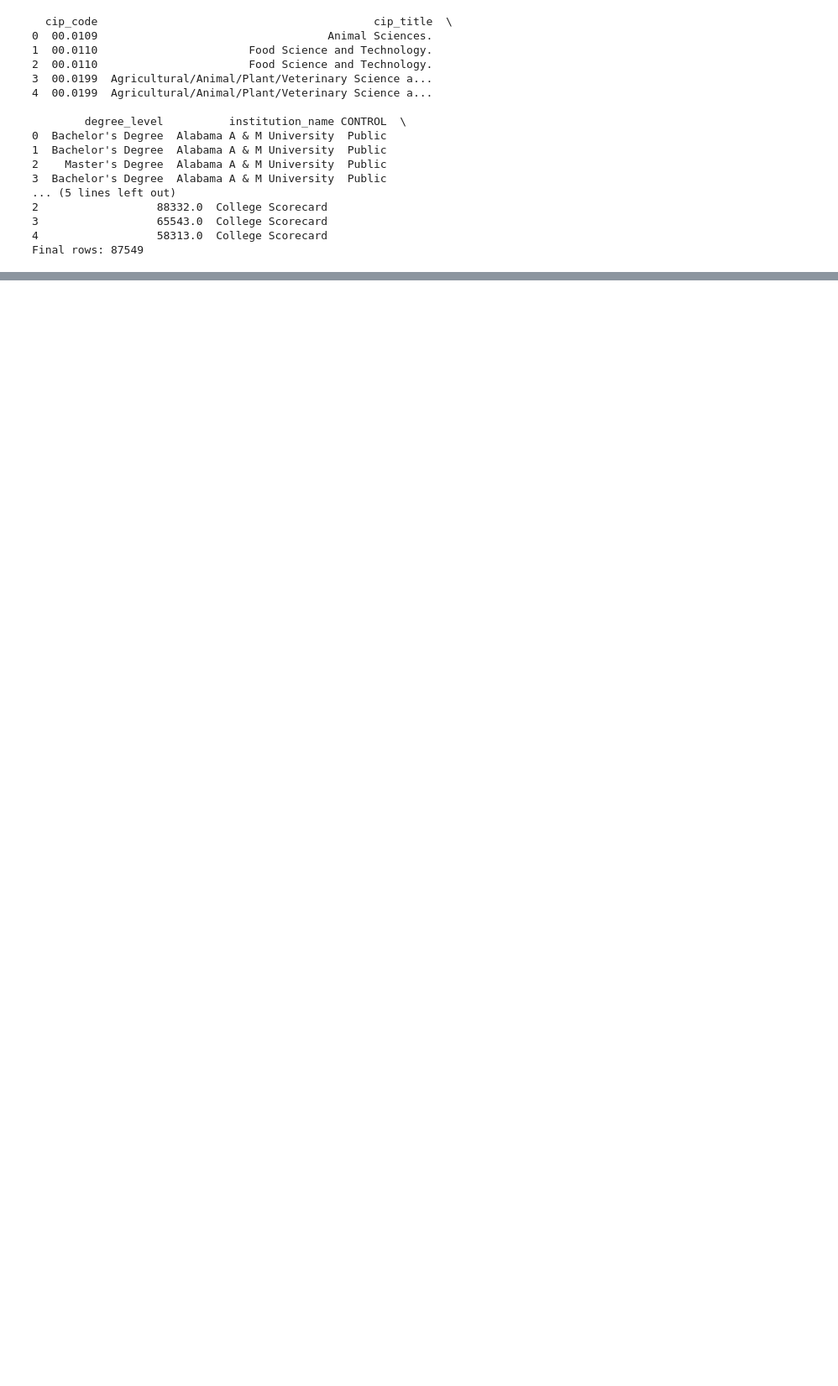
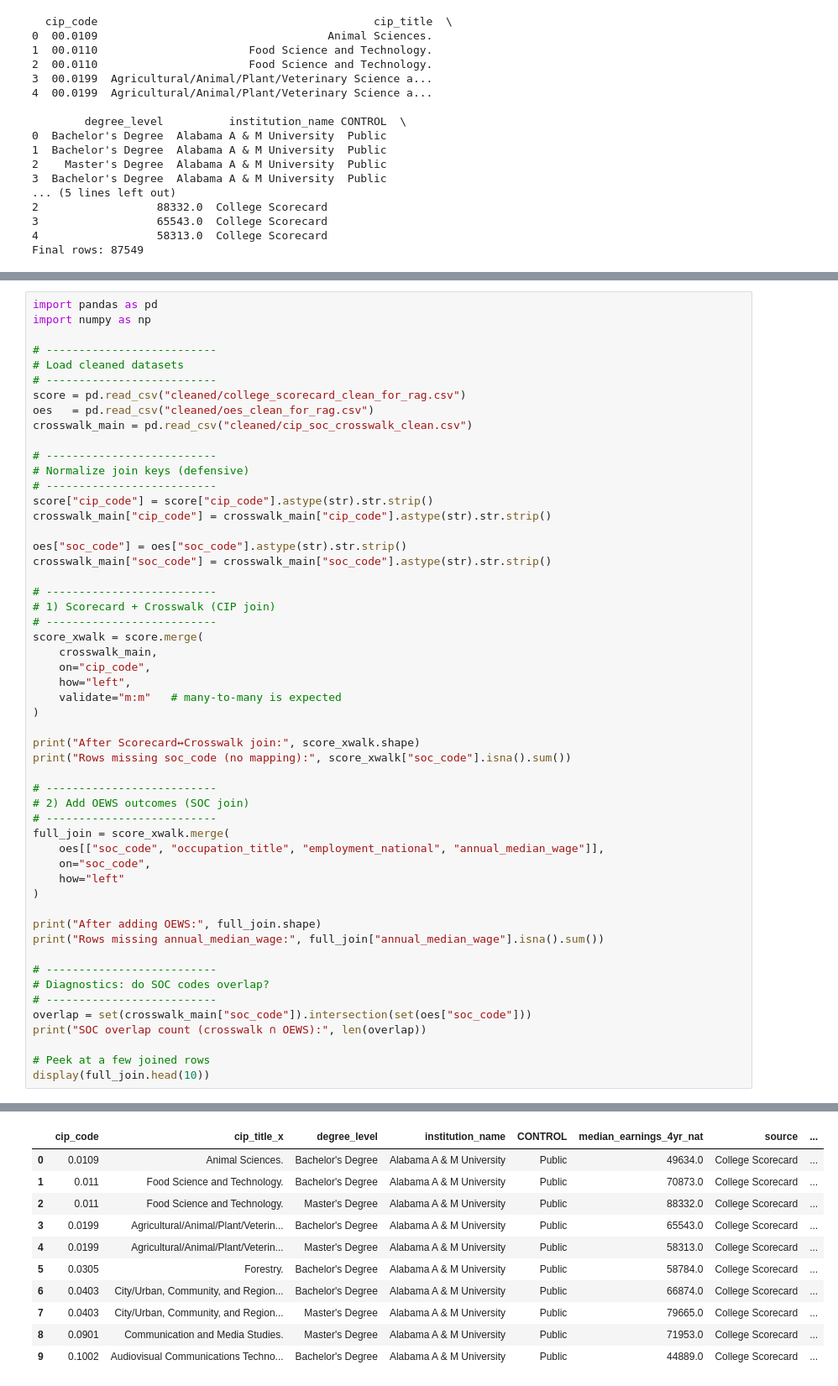
Before and after one commit to zsgwu/G5_GWU_CAPST, a Jupyter notebook: Data_Cleaning.ipynb, the cells around one changed output, grey strips where cells are left out. Shown at 84% size. Cells and saved outputs as stored; diff of their text form; blank space fills up the shorter version.

```diff
--- a/Data_Cleaning.ipynb
+++ b/Data_Cleaning.ipynb
@@ -302,0 +387,54 @@ print(f"Final crosswalk rows: {len(crosswalk)}")
+# %%
+import pandas as pd
+import numpy as np
+
+# --------------------------
+# Load cleaned datasets
+# --------------------------
+score = pd.read_csv("cleaned/college_scorecard_clean_for_rag.csv")
+oes   = pd.read_csv("cleaned/oes_clean_for_rag.csv")
+crosswalk_main = pd.read_csv("cleaned/cip_soc_crosswalk_clean.csv")
+
+# --------------------------
+# Normalize join keys (defensive)
+# --------------------------
+score["cip_code"] = score["cip_code"].astype(str).str.strip()
+crosswalk_main["cip_code"] = crosswalk_main["cip_code"].astype(str).str.strip()
+
+oes["soc_code"] = oes["soc_code"].astype(str).str.strip()
+crosswalk_main["soc_code"] = crosswalk_main["soc_code"].astype(str).str.strip()
+
+# --------------------------
+# 1) Scorecard + Crosswalk (CIP join)
+# --------------------------
+score_xwalk = score.merge(
+    crosswalk_main,
+    on="cip_code",
+    how="left",
+    validate="m:m"   # many-to-many is expected
+)
+
+print("After Scorecard↔Crosswalk join:", score_xwalk.shape)
+print("Rows missing soc_code (no mapping):", score_xwalk["soc_code"].isna().sum())
+
+# --------------------------
+# 2) Add OEWS outcomes (SOC join)
+# --------------------------
+full_join = score_xwalk.merge(
+    oes[["soc_code", "occupation_title", "employment_national", "annual_median_wage"]],
+    on="soc_code",
+    how="left"
+)
+
+print("After adding OEWS:", full_join.shape)
+print("Rows missing annual_median_wage:", full_join["annual_median_wage"].isna().sum())
+
+# --------------------------
+# Diagnostics: do SOC codes overlap?
+# --------------------------
+overlap = set(crosswalk_main["soc_code"]).intersection(set(oes["soc_code"]))
+print("SOC overlap count (crosswalk ∩ OEWS):", len(overlap))
+
+# Peek at a few joined rows
+display(full_join.head(10))
+# %% [output]
@@ -302,0 +446,11 @@ print(f"Final crosswalk rows: {len(crosswalk)}")
+|  | cip_code | cip_title_x | degree_level | institution_name | CONTROL | median_earnings_4yr_nat | source | ... |
+| 0 | 0.0109 | Animal Sciences. | Bachelor's Degree | Alabama A & M University | Public | 49634.0 | College Scorecard | ... |
+| 1 | 0.011 | Food Science and Technology. | Bachelor's Degree | Alabama A & M University | Public | 70873.0 | College Scorecard | ... |
+| 2 | 0.011 | Food Science and Technology. | Master's Degree | Alabama A & M University | Public | 88332.0 | College Scorecard | ... |
+| 3 | 0.0199 | Agricultural/Animal/Plant/Veterin... | Bachelor's Degree | Alabama A & M University | Public | 65543.0 | College Scorecard | ... |
+| 4 | 0.0199 | Agricultural/Animal/Plant/Veterin... | Master's Degree | Alabama A & M University | Public | 58313.0 | College Scorecard | ... |
+| 5 | 0.0305 | Forestry. | Bachelor's Degree | Alabama A & M University | Public | 58784.0 | College Scorecard | ... |
+| 6 | 0.0403 | City/Urban, Community, and Region... | Bachelor's Degree | Alabama A & M University | Public | 66874.0 | College Scorecard | ... |
+| 7 | 0.0403 | City/Urban, Community, and Region... | Master's Degree | Alabama A & M University | Public | 79665.0 | College Scorecard | ... |
+| 8 | 0.0901 | Communication and Media Studies. | Master's Degree | Alabama A & M University | Public | 71953.0 | College Scorecard | ... |
+| 9 | 0.1002 | Audiovisual Communications Techno... | Bachelor's Degree | Alabama A & M University | Public | 44889.0 | College Scorecard | ... |
```
Also changed, not shown: parts of 31 cells of this notebook.
